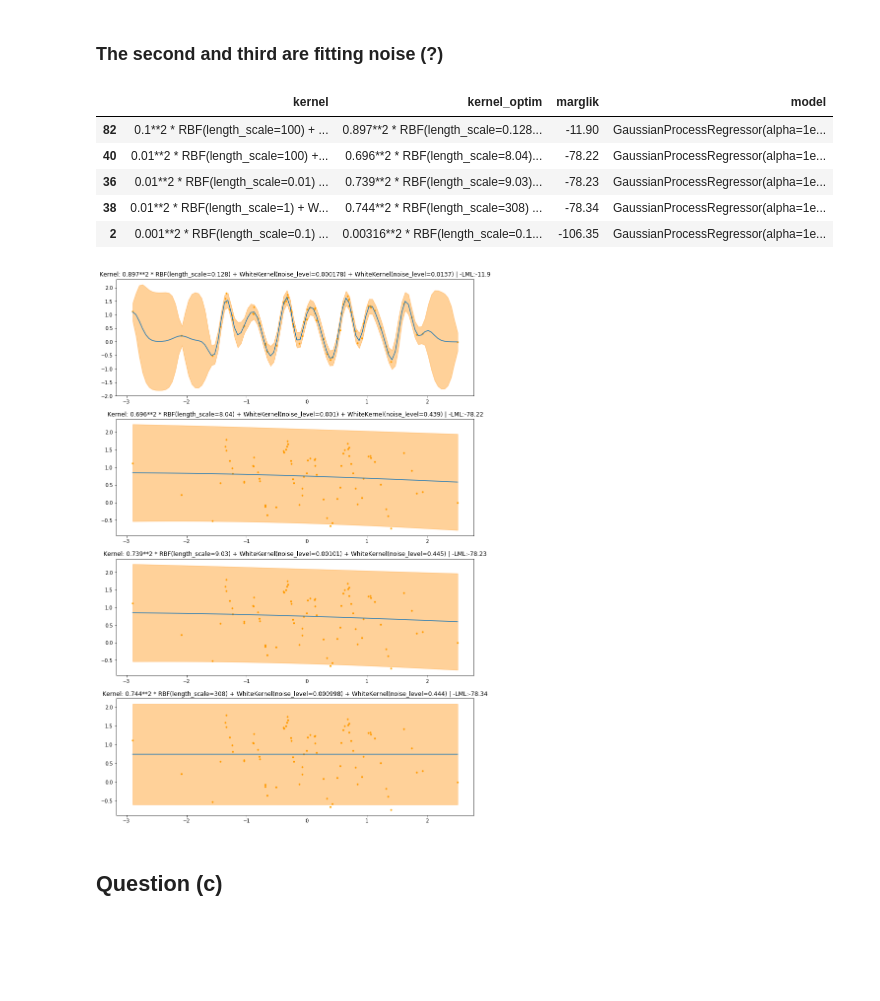
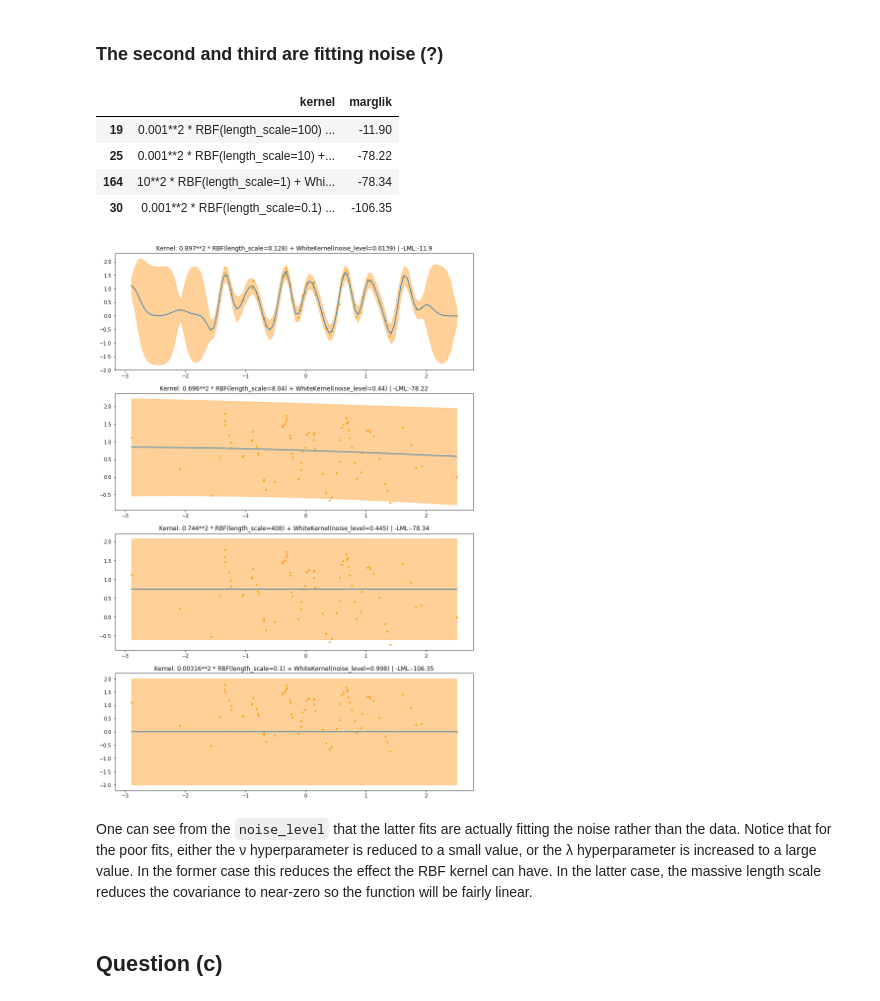
Before and after one commit to JCobbles/pml-courseworks, a Jupyter notebook: coursework1.ipynb, the cells around one changed output. Cells and saved outputs as stored; diff of their text form; code cells hidden in the pictures; blank space fills up the shorter version.

```diff
--- a/coursework1.ipynb
+++ b/coursework1.ipynb
@@ -27,7 +27,7 @@ import pandas as pd # data-science-style dataset manipulation
 # Configure matplotlib to show its output right in the notebook
 %matplotlib inline
 # %%
-def hyp_search(x, y, kernel, params, kernel_initialiser=None, noise=False):
+def hyp_search(x, y, params, kernel=None, kernel_initialiser=None, noise=False):
     results = list()
 
     for param in params:
@@ -59,7 +59,7 @@ def gen_kernel(ν, σ, λ):
     return ν**2 * gp.kernels.RBF(length_scale=λ) + gp.kernels.WhiteKernel(noise_level=σ)
 # %%
 # To import a .mat file from a URL:
-plt.figure(figsize=(13, 13))
+plt.figure(figsize=(13, 6))
 r = requests.get('http://mlg.eng.cam.ac.uk/teaching/4f13/1920/cw/cw1a.mat')
 with io.BytesIO(r.content) as f:
     data = scipy.io.loadmat(f)
@@ -68,14 +68,11 @@ with io.BytesIO(r.content) as f:
     gpr = gp.GaussianProcessRegressor(kernel=kernel).fit(x, y)
     print(gpr.log_marginal_likelihood())
 
-    plt.subplot(2, 1, 1)
-    plt.scatter(x, y)
 
     x_pred = np.linspace(min(x), max(x), 100)
     y_pred, y_cov = gpr.predict(x_pred.reshape(100,1), return_cov=True)
     y_pred = y_pred.reshape(100,)
     y_var = np.sqrt(np.diag(y_cov))
-    plt.subplot(2, 1, 2)
     plt.plot(x_pred, y_pred)
     plt.title(gpr.kernel_)
     plt.scatter(x, y, marker='x')
@@ -88,8 +85,6 @@ with io.BytesIO(r.content) as f:
 # %% [markdown]
 Show that by initializing the hyperparameters differently, you can ﬁnd a different local optimum for the hyperparameters. Try a range of values. Show the fit. Explain what is going on. Which fit is best, and why?
 # %%
-plt.figure(figsize=(13, 13))
-
 with io.BytesIO(r.content) as f:
     data = scipy.io.loadmat(f)
     x,y = data['x'], data['y']
@@ -99,8 +94,7 @@ with io.BytesIO(r.content) as f:
 
     #s= ν**2 * gp.kernels.RBF(length_scale=λ) + gp.kernels.WhiteKernel(noise_level=σ)
     model = hyp_search(x, y,
-                       kernel=gp.kernels.ExpSineSquared,
-                       noise=True,
+                       noise=False,
                        kernel_initialiser=gen_kernel,
                        params=[(ν, σ, λ) for ν in vs for σ in σs for λ in λs])
 
@@ -113,34 +107,35 @@ print()
 # %%
 plt.figure(figsize=(13, 20))
 
 results = process_results(model)
 uniq = results.round({'marglik': 2})
 uniq = uniq.drop_duplicates(subset='marglik')
-display(uniq.head(5))
+display(uniq.head(5)[['kernel', 'marglik']])
 
 x_pred = np.linspace(min(x), max(x), 100)
 
 plt_num = 1
 plt_tot = 4
 
 for (i, row) in uniq.head(plt_tot).iterrows():
     y_pred, y_cov = row.model.predict(x_pred.reshape(100,1), return_cov=True)
     y_pred = y_pred.reshape(100,)
     y_var = np.sqrt(np.diag(y_cov))
     plt.subplot(plt_tot, 1, plt_num)
     plt.title(f'Kernel: {row.kernel_optim} | -LML:{row.marglik}')
     plt.scatter(x, y, c='orange',s=8)
     plt.plot(x_pred, y_pred)
     plt.fill_between(x_pred.squeeze(), y_pred+2*y_var, y_pred-2*y_var, alpha=0.4, color='darkorange')
     plt_num+=1
 # %% [output]
-|  | kernel | kernel_optim | marglik | model |
-| 82 | 0.1**2 * RBF(length_scale=100) + ... | 0.897**2 * RBF(length_scale=0.128... | -11.90 | GaussianProcessRegressor(alpha=1e... |
-| 40 | 0.01**2 * RBF(length_scale=100) +... | 0.696**2 * RBF(length_scale=8.04)... | -78.22 | GaussianProcessRegressor(alpha=1e... |
-| 36 | 0.01**2 * RBF(length_scale=0.01) ... | 0.739**2 * RBF(length_scale=9.03)... | -78.23 | GaussianProcessRegressor(alpha=1e... |
-| 38 | 0.01**2 * RBF(length_scale=1) + W... | 0.744**2 * RBF(length_scale=308) ... | -78.34 | GaussianProcessRegressor(alpha=1e... |
-| 2 | 0.001**2 * RBF(length_scale=0.1) ... | 0.00316**2 * RBF(length_scale=0.1... | -106.35 | GaussianProcessRegressor(alpha=1e... |
+|  | kernel | marglik |
+| 19 | 0.001**2 * RBF(length_scale=100) ... | -11.90 |
+| 25 | 0.001**2 * RBF(length_scale=10) +... | -78.22 |
+| 164 | 10**2 * RBF(length_scale=1) + Whi... | -78.34 |
+| 30 | 0.001**2 * RBF(length_scale=0.1) ... | -106.35 |
-[figure, old version]
+[figure, new version]
+# %% [markdown]
+One can see from the `noise_level` that the latter fits are actually fitting the noise rather than the data. Notice that for the poor fits, either the ν hyperparameter is reduced to a small value, or the λ hyperparameter is increased to a large value. In the former case this reduces the effect the RBF kernel can have. In the latter case, the massive length scale reduces the covariance to near-zero so the function will be fairly linear.
 # %% [markdown]
 ## Question (c)
 # %% [markdown]
```
Also changed, not shown: parts of 10 cells of this notebook.
